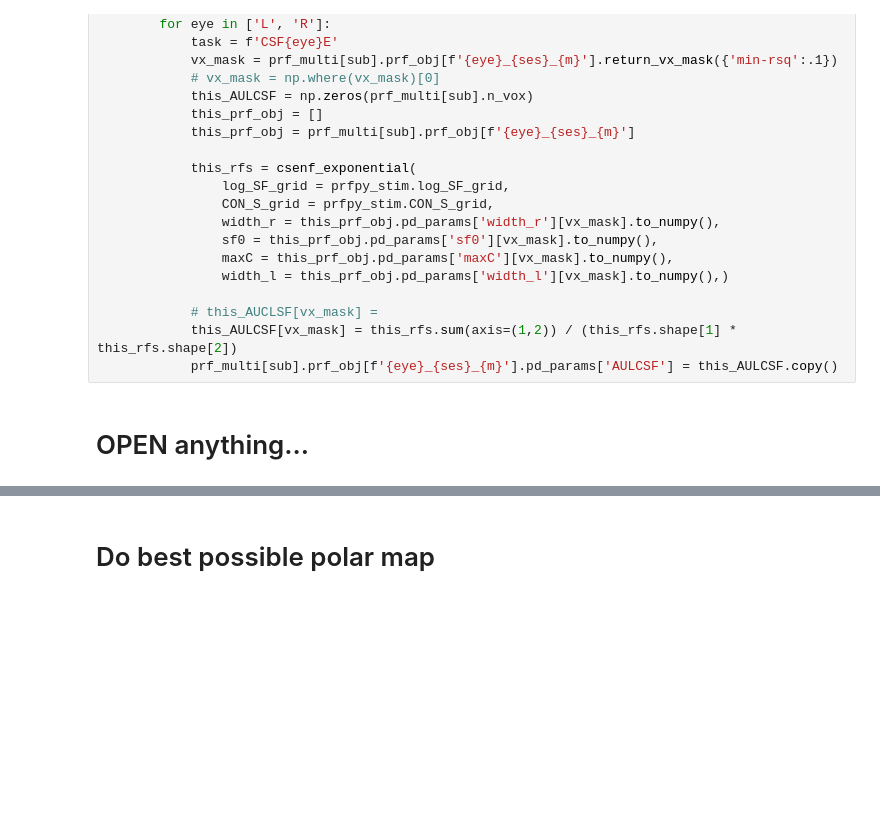
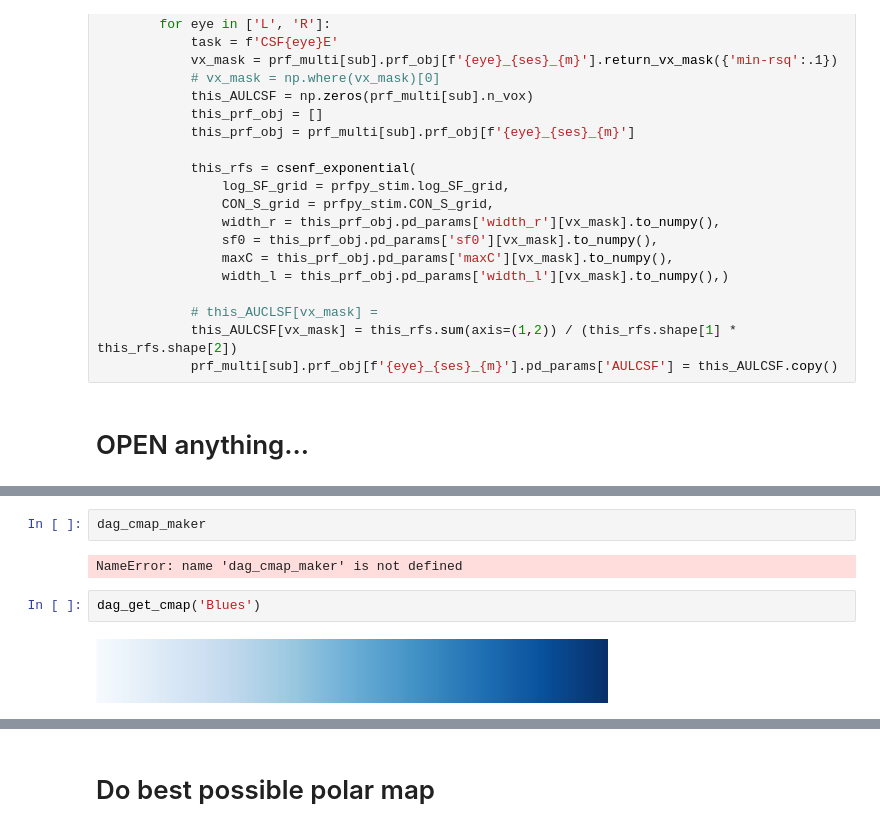
Before and after one commit to mdaghlian/amblyopia_emc, a Jupyter notebook: amb_scripts/r0_reports/r1_surfaces.ipynb, the cells around one changed output, grey strips where cells are left out. Drawn from its saved outputs; the diff is of its cells as text; blank space fills up the shorter version.

```diff
--- a/amb_scripts/r0_reports/r1_surfaces.ipynb
+++ b/amb_scripts/r0_reports/r1_surfaces.ipynb
@@ -130,2 +157,10 @@ Checking custom surf dir
+# %%
+dag_cmap_maker
+# %% [output]
+NameError: name 'dag_cmap_maker' is not defined
+# %%
+dag_get_cmap('Blues')
+# %% [output]
+[figure, added]
 # %%
 p_list = {
```
Also changed, not shown: parts of 7 cells of this notebook, 26 other files.
